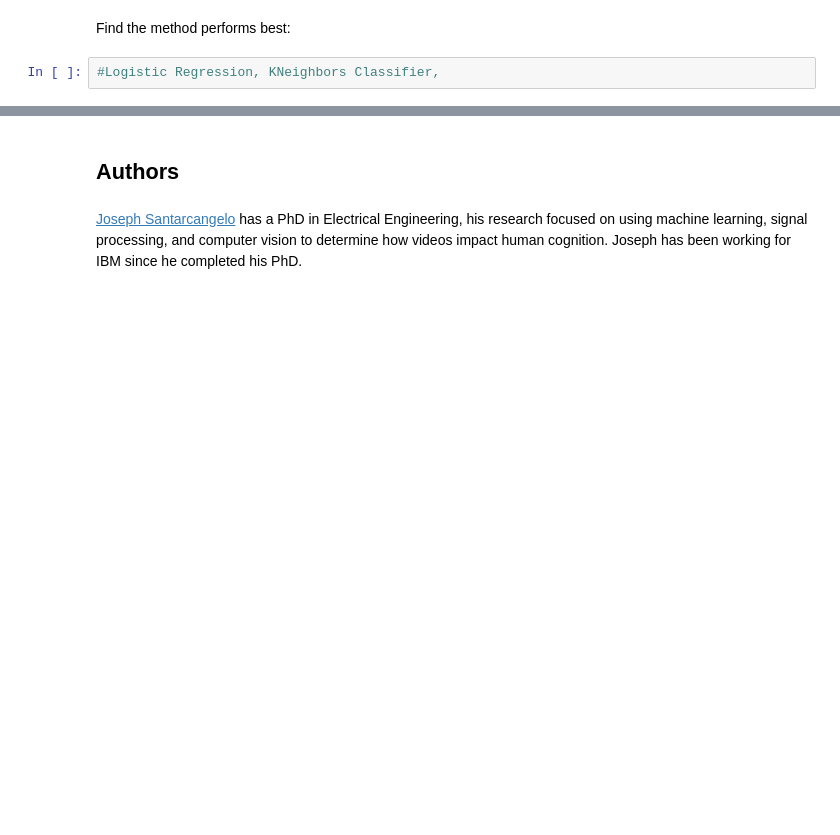
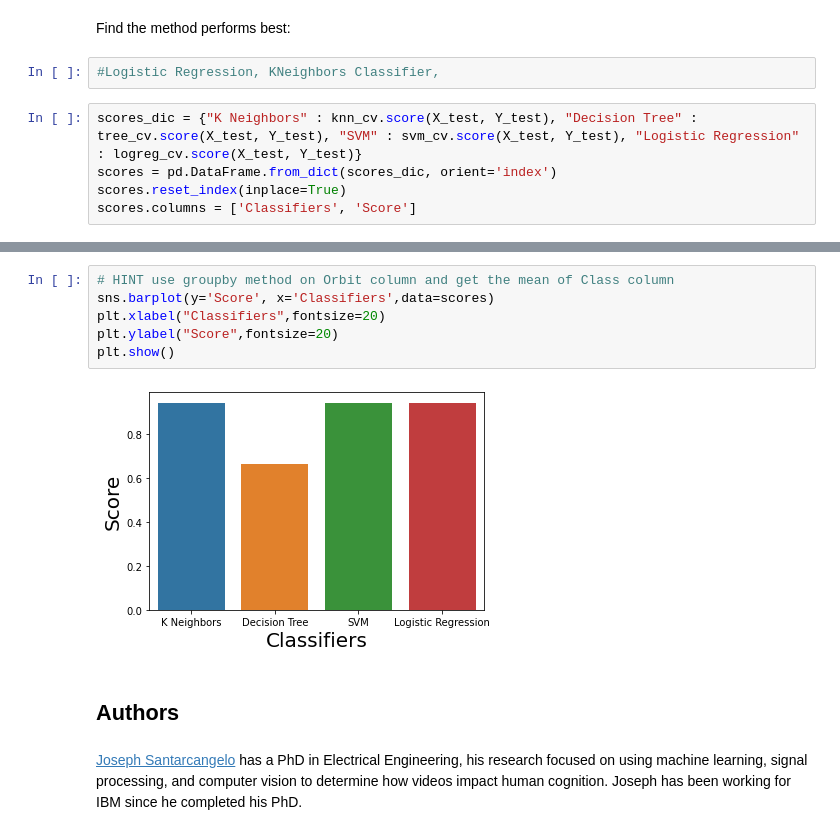
Before and after one commit to DeepankarChakraborty/IBMCapstone, a Jupyter notebook: Machine Learning Prediction.ipynb, the cells around one changed output, grey strips where cells are left out. Drawn from its saved outputs; the diff is of its cells as text; blank space fills up the shorter version.

```diff
--- a/Machine Learning Prediction.ipynb
+++ b/Machine Learning Prediction.ipynb
@@ -318,3 +318,8 @@ plot_confusion_matrix(Y_test,yhat)
 Find the method performs best:
 # %%
 #Logistic Regression, KNeighbors Classifier,
+# %%
+scores_dic = {"K Neighbors" : knn_cv.score(X_test, Y_test), "Decision Tree" : tree_cv.score(X_test, Y_test), "SVM" : svm_cv.score(X_test, Y_test), "Logistic Regression" : logreg_cv.score(X_test, Y_test)}
+scores = pd.DataFrame.from_dict(scores_dic, orient='index')
+scores.reset_index(inplace=True)
+scores.columns = ['Classifiers', 'Score']
@@ -321,3 +334,11 @@ Find the method performs best:
+# %%
+# HINT use groupby method on Orbit column and get the mean of Class column
+sns.barplot(y='Score', x='Classifiers',data=scores)
+plt.xlabel("Classifiers",fontsize=20)
+plt.ylabel("Score",fontsize=20)
+plt.show()
+# %% [output]
+[figure, added]
 # %% [markdown]
 ## Authors
 # %% [markdown]
```
Also changed, not shown: parts of 3 cells of this notebook.
